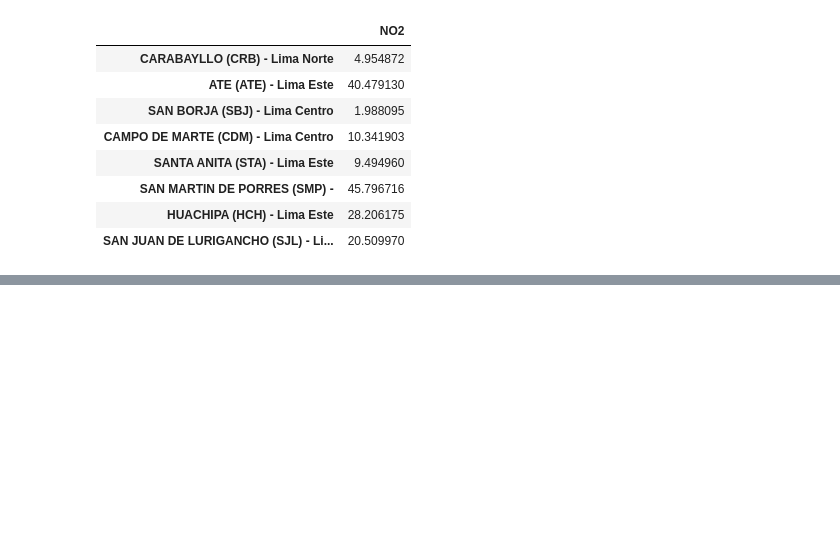
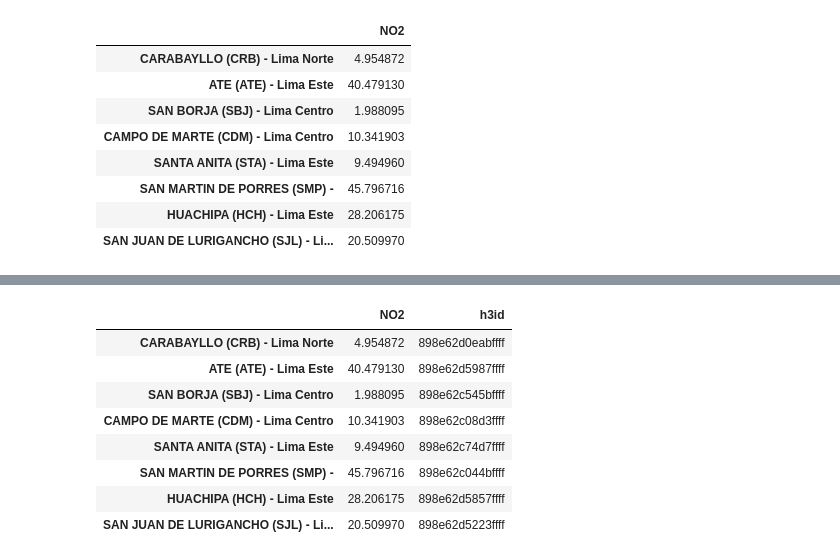
Before and after one commit to mcf1110/smart-cities-pollution, a Jupyter notebook: data/Lima/Lima.ipynb, the cells around one changed output, grey strips where cells are left out. Drawn from its saved outputs; the diff is of its cells as text; code cells hidden in the pictures; blank space fills up the shorter version.

Commit message:
fixing data for lima

```diff
--- a/data/Lima/Lima.ipynb
+++ b/data/Lima/Lima.ipynb
@@ -88,5 +85,17 @@ coords
  'HUACHIPA (HCH) - Lima Este': '898e62d5857ffff',
  'SAN JUAN DE LURIGANCHO (SJL) - Lima Este': '898e62d5223ffff'}
+# %%
+pd.concat([df, pd.DataFrame(coords.values(), index=coords.keys(), columns=['h3id'])], axis=1)
+# %% [output]
+|  | NO2 | h3id |
+| CARABAYLLO (CRB) - Lima Norte | 4.954872 | 898e62d0eabffff |
+| ATE (ATE) - Lima Este | 40.479130 | 898e62d5987ffff |
+| SAN BORJA (SBJ) - Lima Centro | 1.988095 | 898e62c545bffff |
+| CAMPO DE MARTE (CDM) - Lima Centro | 10.341903 | 898e62c08d3ffff |
+| SANTA ANITA (STA) - Lima Este | 9.494960 | 898e62c74d7ffff |
+| SAN MARTIN DE PORRES (SMP) - | 45.796716 | 898e62c044bffff |
+| HUACHIPA (HCH) - Lima Este | 28.206175 | 898e62d5857ffff |
+| SAN JUAN DE LURIGANCHO (SJL) - Li... | 20.509970 | 898e62d5223ffff |
 # %%
 finaldf = pd.concat([df, pd.DataFrame(coords.values(), index=coords.keys(), columns=['h3id'])], axis=1).set_index('h3id')
 finaldf
```
Also changed, not shown: parts of 5 cells of this notebook, 1 other file.
